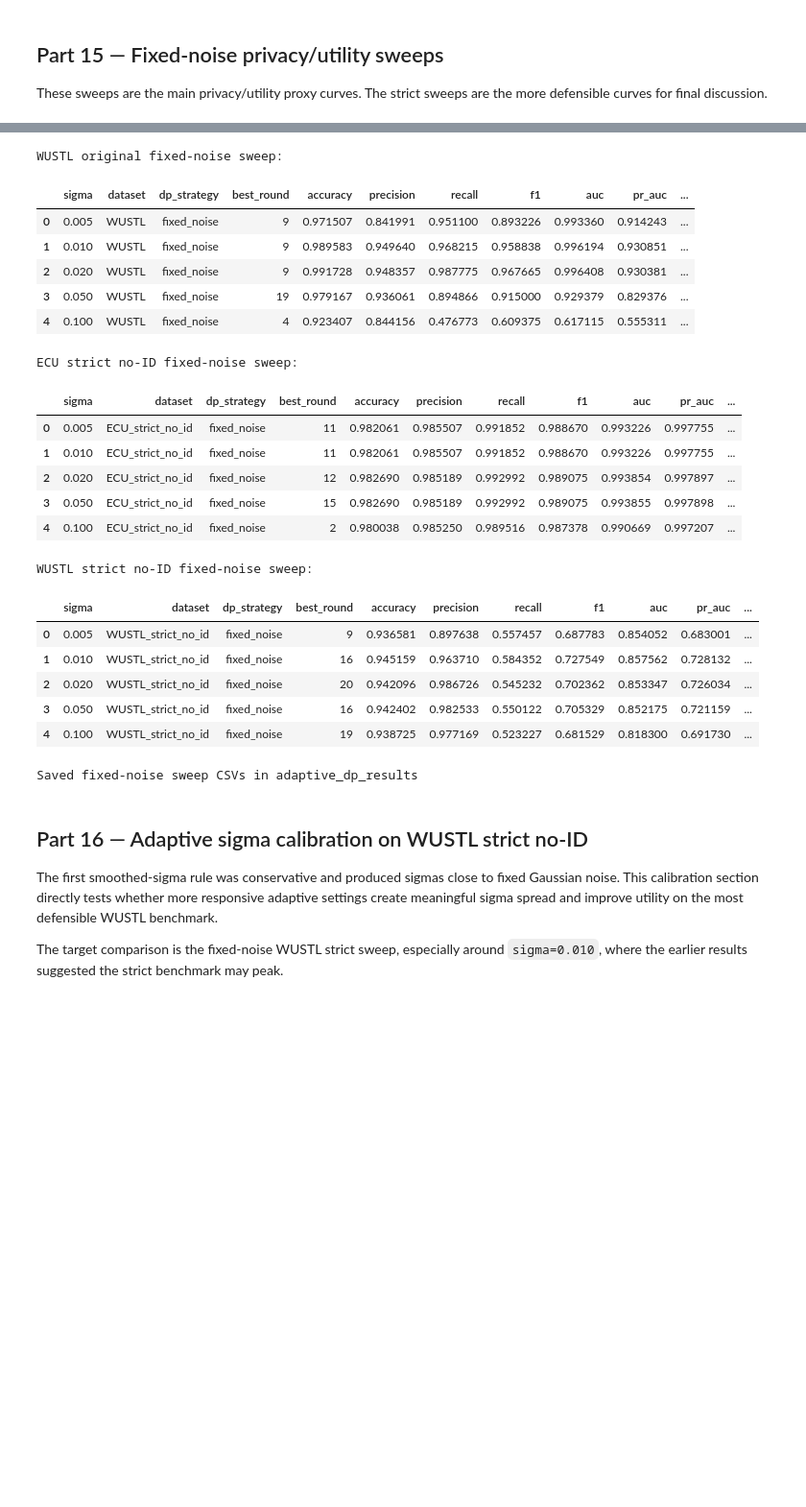
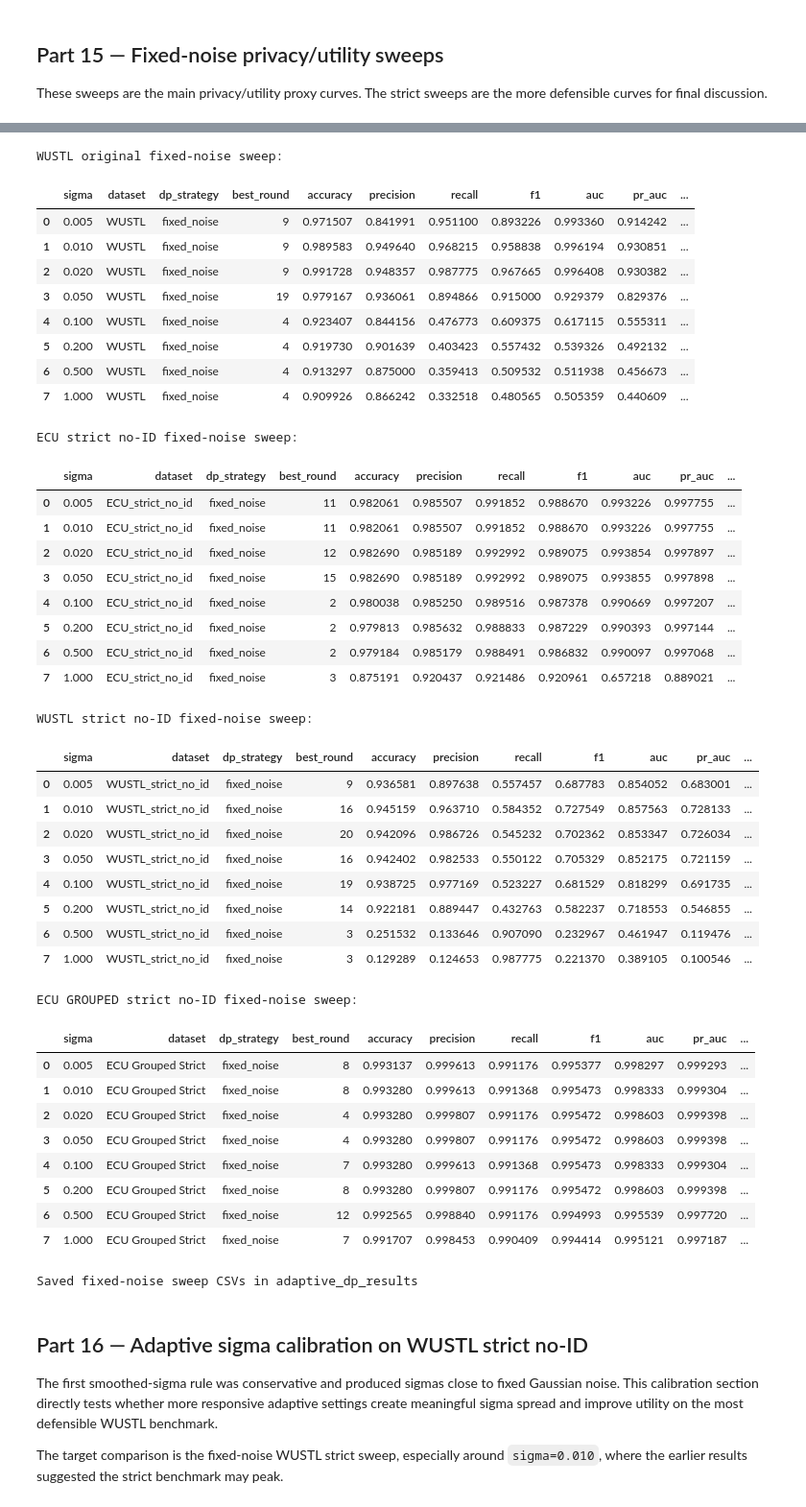
Before and after one commit to Mcray3000/CSC429, a Jupyter notebook: project/data/adaptive_dp_federated_ids_notebook_calibrated.ipynb, the cells around one changed output, grey strips where cells are left out. Shown at 96% size. Saved outputs shown, nothing was run; the diff lists cells and outputs as text; code cells hidden in the pictures; blank space fills up the shorter version.

Commit message:
feat: The graph we had during the presentation, MIA evaluation, and Test Group split with ECU.

```diff
--- a/project/data/adaptive_dp_federated_ids_notebook_calibrated.ipynb
+++ b/project/data/adaptive_dp_federated_ids_notebook_calibrated.ipynb
@@ -137,7 +137,7 @@ class FLConfig:
     # Fixed / adaptive sigma
     base_sigma: float = 0.02
     sigma_min: float = 0.005
-    sigma_max: float = 0.10
+    sigma_max: float = 1.00 # Testing a bigger range
 
     # Smoothed norm-based sigma rule
     sigma_smoothing: float = 0.8
@@ -1441,0 +1564,12 @@ Categorical columns: ['Dir', 'Flgs']
+# %%
+wustl_leaky_cols = ["SrcAddr", "DstAddr", "SrcMac", "DstMac", "Sport", "Dport"]
+ecu_leaky_cols = ["Source", "Destination", "Time"]
+
+print("\n--- WUSTL D: ---")
+print("NOTE: WUSTL cannot be group-split due to extreme label correlation with identifiers.")
+print("Falling back to WUSTL Strict Random Split for all subsequent WUSTL sweeps.")
+
+print("--- Testing ECU Groupings ---")
+ecu_grouped_bundle = prepare_grouped_bundle(
+    ecu_df, base_cfg, "ECU Grouped Strict", group_col="Source", drop_cols=ecu_leaky_cols
+)
@@ -1766,22 +1914,27 @@ Running experiment: WUSTL_strict_no_id / main_smoothed_current
 
 These sweeps are the main privacy/utility proxy curves. The strict sweeps are the more defensible curves for final discussion.
 # %%
+from dataclasses import replace
+
 def run_fixed_noise_sweep(
     bundle: Dict[str, Any],
     base_cfg: FLConfig,
     sigma_values: List[float],
 ) -> pd.DataFrame:
     rows = []
-
     for sigma in sigma_values:
+        # This is so I could do high values without clipping
         cfg = replace(
             base_cfg,
             dp_strategy="fixed_noise",
             base_sigma=float(sigma),
+            sigma_min=float(sigma),
+            sigma_max=float(sigma),
             verbose=ROUND_VERBOSE,
         )
 
         result = run_experiment_cached(bundle, cfg, label=f"fixed_sweep_sigma_{sigma}")
+
         row = dict(result["summary"])
         row["sigma"] = float(sigma)
         rows.append(row)
@@ -1790,8 +1943,8 @@ def run_fixed_noise_sweep(
     cols = ["sigma"] + [c for c in sweep_df.columns if c != "sigma"]
     return sweep_df[cols]
 
-
-sigma_sweep_values = [0.005, 0.01, 0.02, 0.05, 0.10]
+# Adding some more values (didnt amount to much lol)
+sigma_sweep_values = [0.005, 0.01, 0.02, 0.05, 0.10, 0.20, 0.50, 1.0]
 
 if QUICK_DEV_RUN:
     sigma_sweep_values = [0.01, 0.02]
@@ -1801,8 +1954,15 @@ if RUN_FIXED_SWEEPS:
     wustl_fixed_sweep = run_fixed_noise_sweep(wustl_bundle, base_cfg, sigma_sweep_values) if RUN_ORIGINAL_EXPLORATORY else pd.DataFrame()
     ecu_strict_fixed_sweep = run_fixed_noise_sweep(ecu_strict_bundle, base_cfg, sigma_sweep_values) if RUN_STRICT_NO_ID else pd.DataFrame()
     wustl_strict_fixed_sweep = run_fixed_noise_sweep(wustl_strict_bundle, base_cfg, sigma_sweep_values) if RUN_STRICT_NO_ID else pd.DataFrame()
+
+    # New Grouped Split Sweep
+    ecu_grouped_fixed_sweep = run_fixed_noise_sweep(ecu_grouped_bundle, base_cfg, sigma_sweep_values) if RUN_STRICT_NO_ID else pd.DataFrame()
+    # wustl_grouped_fixed_sweep = run_fixed_noise_sweep(wustl_grouped_bundle, base_cfg, sigma_sweep_values) if RUN_STRICT_NO_ID else pd.DataFrame()
 else:
     ecu_fixed_sweep = wustl_fixed_sweep = ecu_strict_fixed_sweep = wustl_strict_fixed_sweep = pd.DataFrame()
+
+    # Group
+    ecu_grouped_fixed_sweep = wustl_grouped_fixed_sweep = pd.DataFrame()
 
 print("ECU original fixed-noise sweep:")
 display(ecu_fixed_sweep)
@@ -1816,10 +1976,20 @@ display(ecu_strict_fixed_sweep)
 print("WUSTL strict no-ID fixed-noise sweep:")
 display(wustl_strict_fixed_sweep)
 
+print("ECU GROUPED strict no-ID fixed-noise sweep:")
+display(ecu_grouped_fixed_sweep)
+
+# print("WUSTL GROUPED strict no-ID fixed-noise sweep:")
+# display(wustl_grouped_fixed_sweep)
+
 ecu_fixed_sweep.to_csv(RESULTS_DIR / "ecu_fixed_noise_sweep.csv", index=False)
 wustl_fixed_sweep.to_csv(RESULTS_DIR / "wustl_fixed_noise_sweep.csv", index=False)
 ecu_strict_fixed_sweep.to_csv(RESULTS_DIR / "ecu_strict_fixed_noise_sweep.csv", index=False)
 wustl_strict_fixed_sweep.to_csv(RESULTS_DIR / "wustl_strict_fixed_noise_sweep.csv", index=False)
 
+# Save the new grouped sweeps
+ecu_grouped_fixed_sweep.to_csv(RESULTS_DIR / "ecu_grouped_strict_fixed_noise_sweep.csv", index=False)
+# wustl_grouped_fixed_sweep.to_csv(RESULTS_DIR / "wustl_grouped_strict_fixed_noise_sweep.csv", index=False)
+
 print("Saved fixed-noise sweep CSVs in", RESULTS_DIR)
 # %% [output]
@@ -1849,25 +2022,44 @@ ECU original fixed-noise sweep:
 WUSTL original fixed-noise sweep:
 |  | sigma | dataset | dp_strategy | best_round | accuracy | precision | recall | f1 | auc | pr_auc | ... |
-| 0 | 0.005 | WUSTL | fixed_noise | 9 | 0.971507 | 0.841991 | 0.951100 | 0.893226 | 0.993360 | 0.914243 | ... |
+| 0 | 0.005 | WUSTL | fixed_noise | 9 | 0.971507 | 0.841991 | 0.951100 | 0.893226 | 0.993360 | 0.914242 | ... |
 | 1 | 0.010 | WUSTL | fixed_noise | 9 | 0.989583 | 0.949640 | 0.968215 | 0.958838 | 0.996194 | 0.930851 | ... |
-| 2 | 0.020 | WUSTL | fixed_noise | 9 | 0.991728 | 0.948357 | 0.987775 | 0.967665 | 0.996408 | 0.930381 | ... |
+| 2 | 0.020 | WUSTL | fixed_noise | 9 | 0.991728 | 0.948357 | 0.987775 | 0.967665 | 0.996408 | 0.930382 | ... |
 | 3 | 0.050 | WUSTL | fixed_noise | 19 | 0.979167 | 0.936061 | 0.894866 | 0.915000 | 0.929379 | 0.829376 | ... |
 | 4 | 0.100 | WUSTL | fixed_noise | 4 | 0.923407 | 0.844156 | 0.476773 | 0.609375 | 0.617115 | 0.555311 | ... |
+| 5 | 0.200 | WUSTL | fixed_noise | 4 | 0.919730 | 0.901639 | 0.403423 | 0.557432 | 0.539326 | 0.492132 | ... |
+| 6 | 0.500 | WUSTL | fixed_noise | 4 | 0.913297 | 0.875000 | 0.359413 | 0.509532 | 0.511938 | 0.456673 | ... |
+| 7 | 1.000 | WUSTL | fixed_noise | 4 | 0.909926 | 0.866242 | 0.332518 | 0.480565 | 0.505359 | 0.440609 | ... |
 ECU strict no-ID fixed-noise sweep:
 |  | sigma | dataset | dp_strategy | best_round | accuracy | precision | recall | f1 | auc | pr_auc | ... |
 | 0 | 0.005 | ECU_strict_no_id | fixed_noise | 11 | 0.982061 | 0.985507 | 0.991852 | 0.988670 | 0.993226 | 0.997755 | ... |
 | 1 | 0.010 | ECU_strict_no_id | fixed_noise | 11 | 0.982061 | 0.985507 | 0.991852 | 0.988670 | 0.993226 | 0.997755 | ... |
 | 2 | 0.020 | ECU_strict_no_id | fixed_noise | 12 | 0.982690 | 0.985189 | 0.992992 | 0.989075 | 0.993854 | 0.997897 | ... |
 | 3 | 0.050 | ECU_strict_no_id | fixed_noise | 15 | 0.982690 | 0.985189 | 0.992992 | 0.989075 | 0.993855 | 0.997898 | ... |
 | 4 | 0.100 | ECU_strict_no_id | fixed_noise | 2 | 0.980038 | 0.985250 | 0.989516 | 0.987378 | 0.990669 | 0.997207 | ... |
+| 5 | 0.200 | ECU_strict_no_id | fixed_noise | 2 | 0.979813 | 0.985632 | 0.988833 | 0.987229 | 0.990393 | 0.997144 | ... |
+| 6 | 0.500 | ECU_strict_no_id | fixed_noise | 2 | 0.979184 | 0.985179 | 0.988491 | 0.986832 | 0.990097 | 0.997068 | ... |
+| 7 | 1.000 | ECU_strict_no_id | fixed_noise | 3 | 0.875191 | 0.920437 | 0.921486 | 0.920961 | 0.657218 | 0.889021 | ... |
 WUSTL strict no-ID fixed-noise sweep:
 |  | sigma | dataset | dp_strategy | best_round | accuracy | precision | recall | f1 | auc | pr_auc | ... |
 | 0 | 0.005 | WUSTL_strict_no_id | fixed_noise | 9 | 0.936581 | 0.897638 | 0.557457 | 0.687783 | 0.854052 | 0.683001 | ... |
-| 1 | 0.010 | WUSTL_strict_no_id | fixed_noise | 16 | 0.945159 | 0.963710 | 0.584352 | 0.727549 | 0.857562 | 0.728132 | ... |
+| 1 | 0.010 | WUSTL_strict_no_id | fixed_noise | 16 | 0.945159 | 0.963710 | 0.584352 | 0.727549 | 0.857563 | 0.728133 | ... |
 | 2 | 0.020 | WUSTL_strict_no_id | fixed_noise | 20 | 0.942096 | 0.986726 | 0.545232 | 0.702362 | 0.853347 | 0.726034 | ... |
 | 3 | 0.050 | WUSTL_strict_no_id | fixed_noise | 16 | 0.942402 | 0.982533 | 0.550122 | 0.705329 | 0.852175 | 0.721159 | ... |
-| 4 | 0.100 | WUSTL_strict_no_id | fixed_noise | 19 | 0.938725 | 0.977169 | 0.523227 | 0.681529 | 0.818300 | 0.691730 | ... |
+| 4 | 0.100 | WUSTL_strict_no_id | fixed_noise | 19 | 0.938725 | 0.977169 | 0.523227 | 0.681529 | 0.818299 | 0.691735 | ... |
+| 5 | 0.200 | WUSTL_strict_no_id | fixed_noise | 14 | 0.922181 | 0.889447 | 0.432763 | 0.582237 | 0.718553 | 0.546855 | ... |
+| 6 | 0.500 | WUSTL_strict_no_id | fixed_noise | 3 | 0.251532 | 0.133646 | 0.907090 | 0.232967 | 0.461947 | 0.119476 | ... |
+| 7 | 1.000 | WUSTL_strict_no_id | fixed_noise | 3 | 0.129289 | 0.124653 | 0.987775 | 0.221370 | 0.389105 | 0.100546 | ... |
-Saved fixed-noise sweep CSVs in adaptive_dp_results
+ECU GROUPED strict no-ID fixed-noise sweep:
+|  | sigma | dataset | dp_strategy | best_round | accuracy | precision | recall | f1 | auc | pr_auc | ... |
+| 0 | 0.005 | ECU Grouped Strict | fixed_noise | 8 | 0.993137 | 0.999613 | 0.991176 | 0.995377 | 0.998297 | 0.999293 | ... |
+| 1 | 0.010 | ECU Grouped Strict | fixed_noise | 8 | 0.993280 | 0.999613 | 0.991368 | 0.995473 | 0.998333 | 0.999304 | ... |
+| 2 | 0.020 | ECU Grouped Strict | fixed_noise | 4 | 0.993280 | 0.999807 | 0.991176 | 0.995472 | 0.998603 | 0.999398 | ... |
+| 3 | 0.050 | ECU Grouped Strict | fixed_noise | 4 | 0.993280 | 0.999807 | 0.991176 | 0.995472 | 0.998603 | 0.999398 | ... |
+| 4 | 0.100 | ECU Grouped Strict | fixed_noise | 7 | 0.993280 | 0.999613 | 0.991368 | 0.995473 | 0.998333 | 0.999304 | ... |
+| 5 | 0.200 | ECU Grouped Strict | fixed_noise | 8 | 0.993280 | 0.999807 | 0.991176 | 0.995472 | 0.998603 | 0.999398 | ... |
+| 6 | 0.500 | ECU Grouped Strict | fixed_noise | 12 | 0.992565 | 0.998840 | 0.991176 | 0.994993 | 0.995539 | 0.997720 | ... |
+| 7 | 1.000 | ECU Grouped Strict | fixed_noise | 7 | 0.991707 | 0.998453 | 0.990409 | 0.994414 | 0.995121 | 0.997187 | ... |
+Saved fixed-noise sweep CSVs in adaptive_dp_results
 # %% [markdown]
 ## Part 16 — Adaptive sigma calibration on WUSTL strict no-ID
 
```
Also changed, not shown: parts of 30 cells of this notebook.
